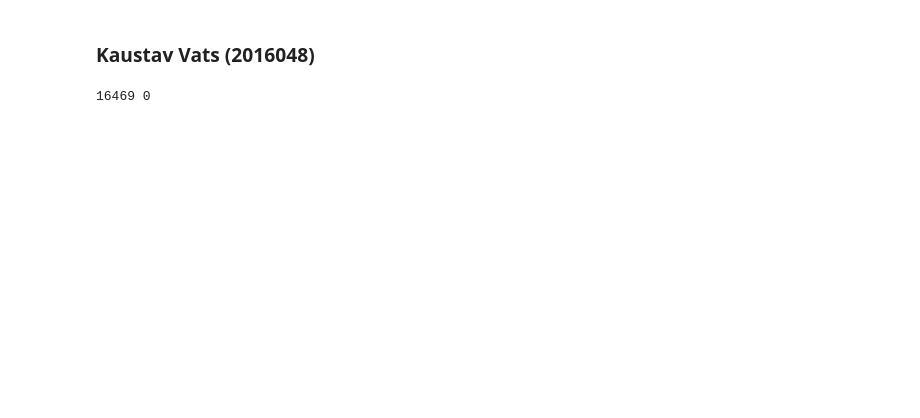
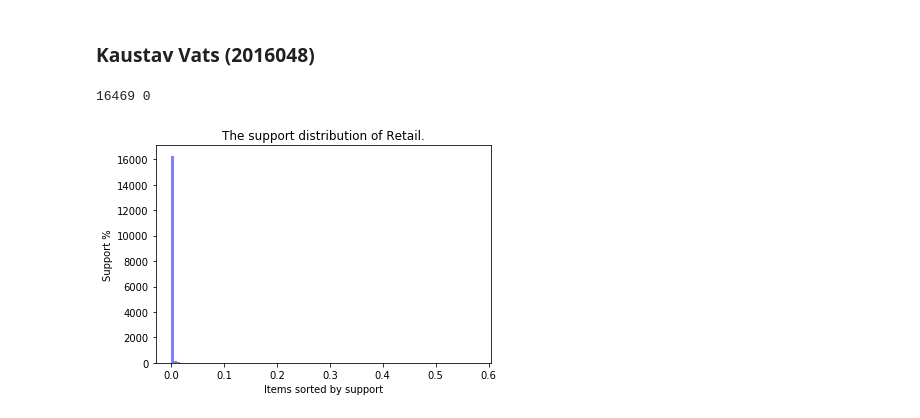
Before and after one commit to Kvatsx/Data-Mining-Assignments, a Jupyter notebook: Assignment-3/Kaustav_2016048_A3.ipynb, the cells around one changed output. Saved outputs shown, nothing was run; the diff lists cells and outputs as text; code cells hidden in the pictures; blank space fills up the shorter version.

```diff
--- a/Assignment-3/Kaustav_2016048_A3.ipynb
+++ b/Assignment-3/Kaustav_2016048_A3.ipynb
@@ -42,9 +43,10 @@ def GetSupport(N, data, mini, maxi):
                 s[data[i][j]] += 1
             else:
                 s[data[i][j]] = 1
+    Brr = []
     for k in s:
-        s[k] = s[k]/N
-    return s
+        Brr.append(s[k]/N)
+    return Brr
 
 def GetC1(s, min_supp):
     c1 = copy.deepcopy(s)
@@ -66,7 +68,17 @@ def calc_hconf(item_set, items_support, support):
         Arr.append(items_support[item])
     return support/max(Arr)
 
-def HyperCliqueAlgo():
+def PruneB(ItemSet, hc, item_support):
+    Ll = list(ItemSet)
+    Arr = []
+    for i in range(len(Ll)):
+        Arr.append(item_support[Ll[i]])
+    if hc > min(Arr)/max(Arr):
+        return True
+    else:
+        return False
+
+def HyperCliqueAlgo(Data):
     Result = []
     tManager = TransactionManager.create(Data)
     Candidates = tManager.initial_candidates()
@@ -107,7 +119,8 @@ def HyperCliqueAlgo():
                 continue
 
             # Prune B
-            # Need to implement
+            if PruneB(ItemSet, hconf, ItemSupport):
+                continue
 
             # Prune C
             if support < min_supp or hconf < min_hc:
@@ -130,4 +143,15 @@ MaxEl, MinEl = GetMax(Data)
 print(MaxEl, MinEl)
 # %% [output]
 16469 0
+# %%
+SupportList = GetSupport(N, Data, MinEl, MaxEl)
+num_bins = 100
+plt.figure()
+n, bins, patches = plt.hist(SupportList, num_bins, facecolor='blue', alpha=0.5)
+plt.title("The support distribution of Retail.")
+plt.xlabel("Items sorted by support")
+plt.ylabel("Support %")
+plt.show()
+# %% [output]
+[figure, added]
 # %%
```
Also changed, not shown: parts of 4 cells of this notebook, 2 other files.
